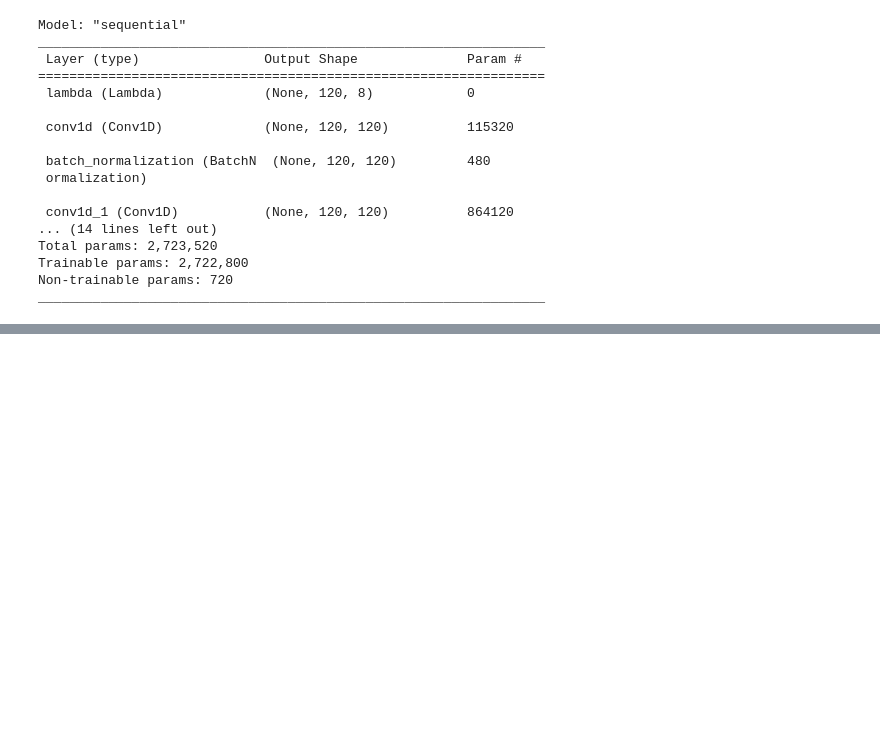
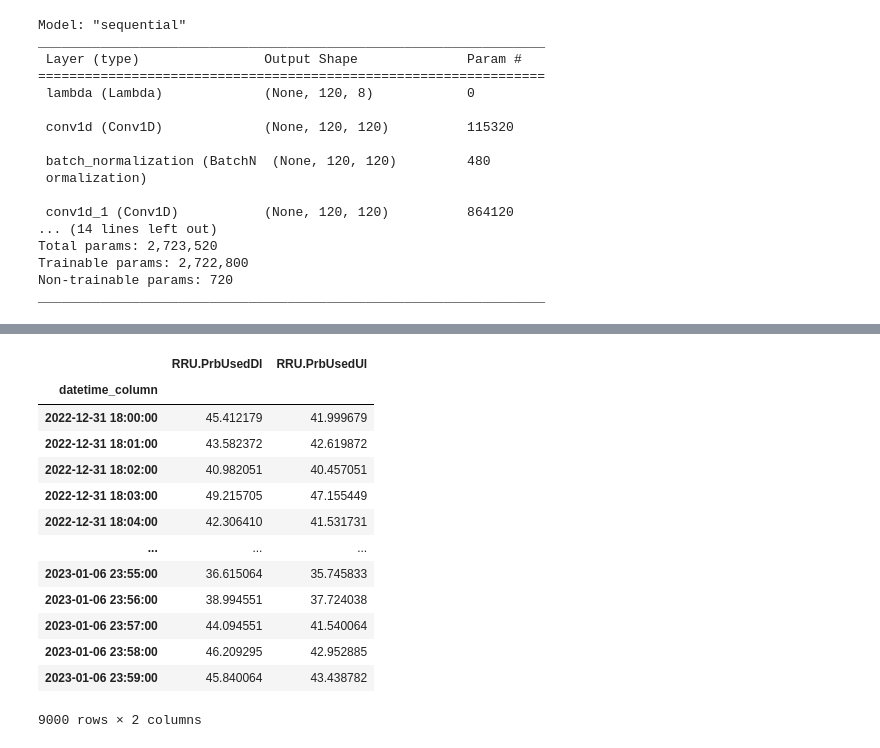
Before and after one commit to bmw-ece-ntust/internship, a Jupyter notebook: jupyternotebook/prb/CNN/2c_oneshotcnn_test.ipynb, the cells around one changed output, grey strips where cells are left out. Saved outputs shown, nothing was run; the diff lists cells and outputs as text; code cells hidden in the pictures; blank space fills up the shorter version.

```diff
--- a/jupyternotebook/prb/CNN/2c_oneshotcnn_test.ipynb
+++ b/jupyternotebook/prb/CNN/2c_oneshotcnn_test.ipynb
@@ -265 +299,18 @@ train_predictions_df
+# %%
+train_df[['RRU.PrbUsedDl', 'RRU.PrbUsedUl']][120:]
+# %% [output]
+|  | RRU.PrbUsedDl | RRU.PrbUsedUl |
+| datetime_column |  |  |
+| 2022-12-31 18:00:00 | 45.412179 | 41.999679 |
+| 2022-12-31 18:01:00 | 43.582372 | 42.619872 |
+| 2022-12-31 18:02:00 | 40.982051 | 40.457051 |
+| 2022-12-31 18:03:00 | 49.215705 | 47.155449 |
+| 2022-12-31 18:04:00 | 42.306410 | 41.531731 |
+| ... | ... | ... |
+| 2023-01-06 23:55:00 | 36.615064 | 35.745833 |
+| 2023-01-06 23:56:00 | 38.994551 | 37.724038 |
+| 2023-01-06 23:57:00 | 44.094551 | 41.540064 |
+| 2023-01-06 23:58:00 | 46.209295 | 42.952885 |
+| 2023-01-06 23:59:00 | 45.840064 | 43.438782 |
+9000 rows × 2 columns
 # %%
```
Also changed, not shown: parts of 12 cells of this notebook, 3 other files.
